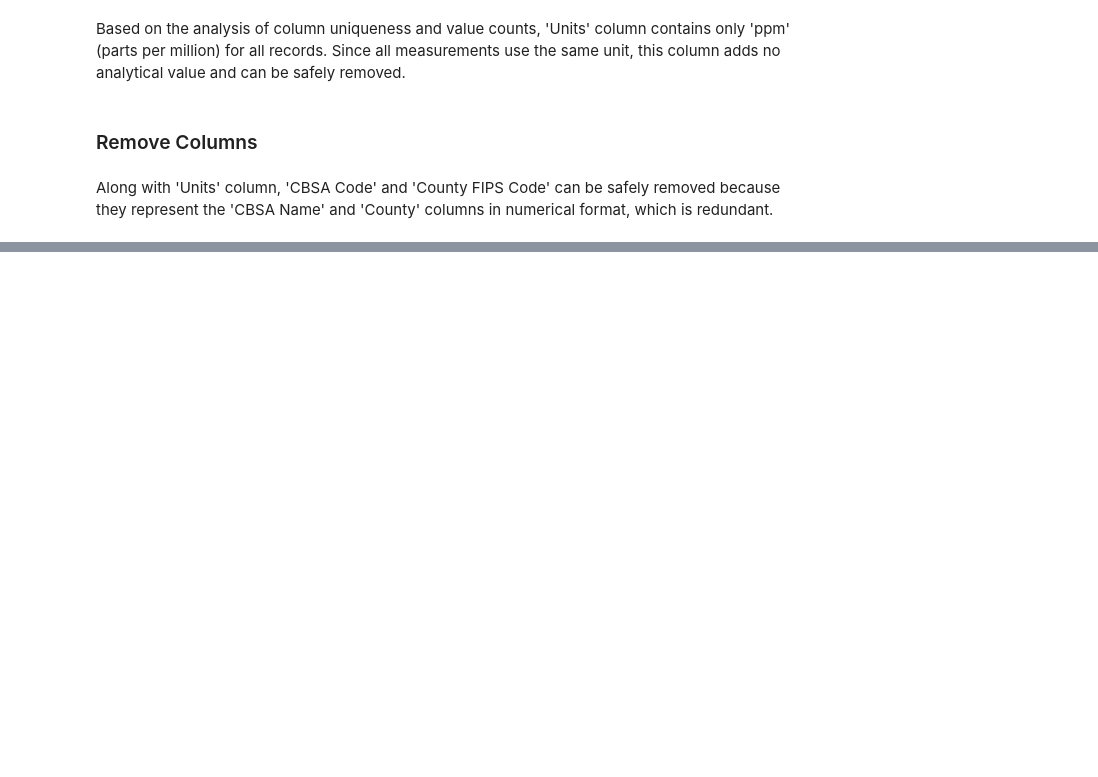
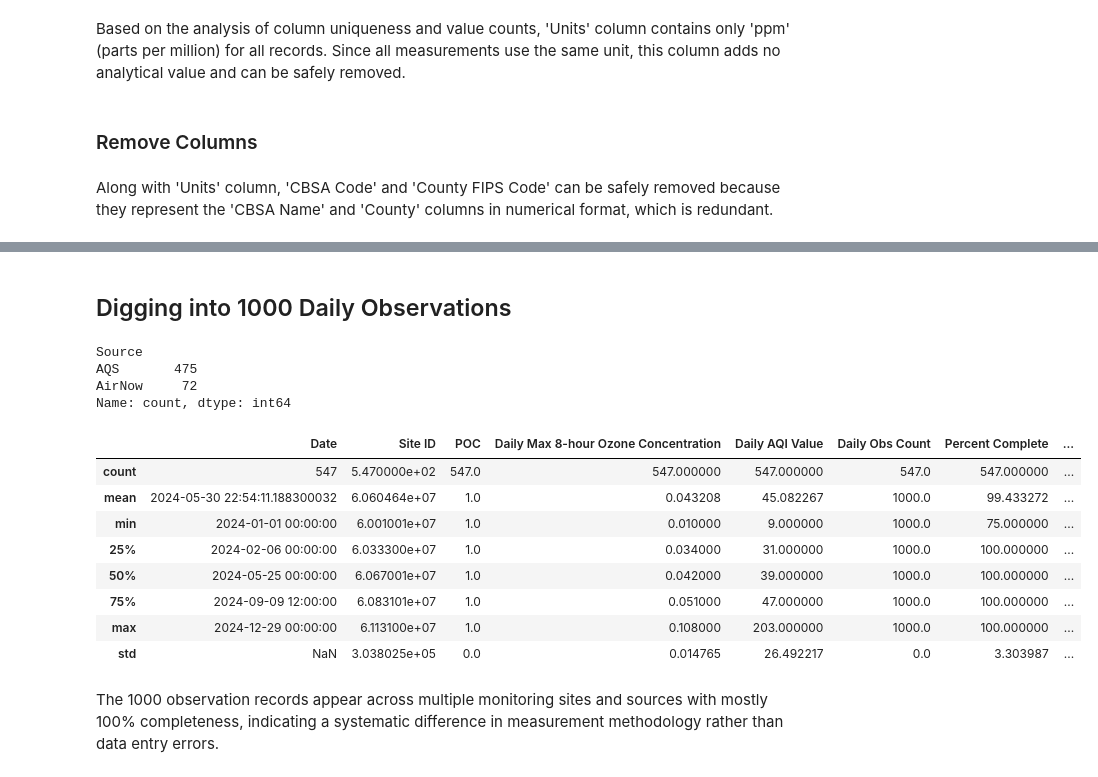
Before and after one commit to avishekdangol77/ozone-data-analysis, a Jupyter notebook: notebooks/EDA.ipynb, the cells around one changed output, grey strips where cells are left out. Saved outputs shown, nothing was run; the diff lists cells and outputs as text; code cells hidden in the pictures; blank space fills up the shorter version.

```diff
--- a/notebooks/EDA.ipynb
+++ b/notebooks/EDA.ipynb
@@ -485,0 +542,25 @@ reduced_df.head(3)
+# %% [markdown]
+## Digging into 1000 Daily Observations
+# %%
+# Filter records with 1000 daily observation counts
+ozone_higher_daily_obs = ozone_reduced[ozone_reduced['Daily Obs Count'] == 1000]
+
+# Check the source and statistical summary of these records
+print(ozone_higher_daily_obs['Source'].value_counts())
+ozone_higher_daily_obs.describe()
+# %% [output]
+Source
+AQS       475
+AirNow     72
+Name: count, dtype: int64
+|  | Date | Site ID | POC | Daily Max 8-hour Ozone Concentration | Daily AQI Value | Daily Obs Count | Percent Complete | ... |
+| count | 547 | 5.470000e+02 | 547.0 | 547.000000 | 547.000000 | 547.0 | 547.000000 | ... |
+| mean | 2024-05-30 22:54:11.188300032 | 6.060464e+07 | 1.0 | 0.043208 | 45.082267 | 1000.0 | 99.433272 | ... |
+| min | 2024-01-01 00:00:00 | 6.001001e+07 | 1.0 | 0.010000 | 9.000000 | 1000.0 | 75.000000 | ... |
+| 25% | 2024-02-06 00:00:00 | 6.033300e+07 | 1.0 | 0.034000 | 31.000000 | 1000.0 | 100.000000 | ... |
+| 50% | 2024-05-25 00:00:00 | 6.067001e+07 | 1.0 | 0.042000 | 39.000000 | 1000.0 | 100.000000 | ... |
+| 75% | 2024-09-09 12:00:00 | 6.083101e+07 | 1.0 | 0.051000 | 47.000000 | 1000.0 | 100.000000 | ... |
+| max | 2024-12-29 00:00:00 | 6.113100e+07 | 1.0 | 0.108000 | 203.000000 | 1000.0 | 100.000000 | ... |
+| std | NaN | 3.038025e+05 | 0.0 | 0.014765 | 26.492217 | 0.0 | 3.303987 | ... |
+# %% [markdown]
+The 1000 observation records appear across multiple monitoring sites and sources with mostly 100% completeness, indicating a systematic difference in measurement methodology rather than data entry errors.
```
Also changed, not shown: parts of 10 cells of this notebook.
